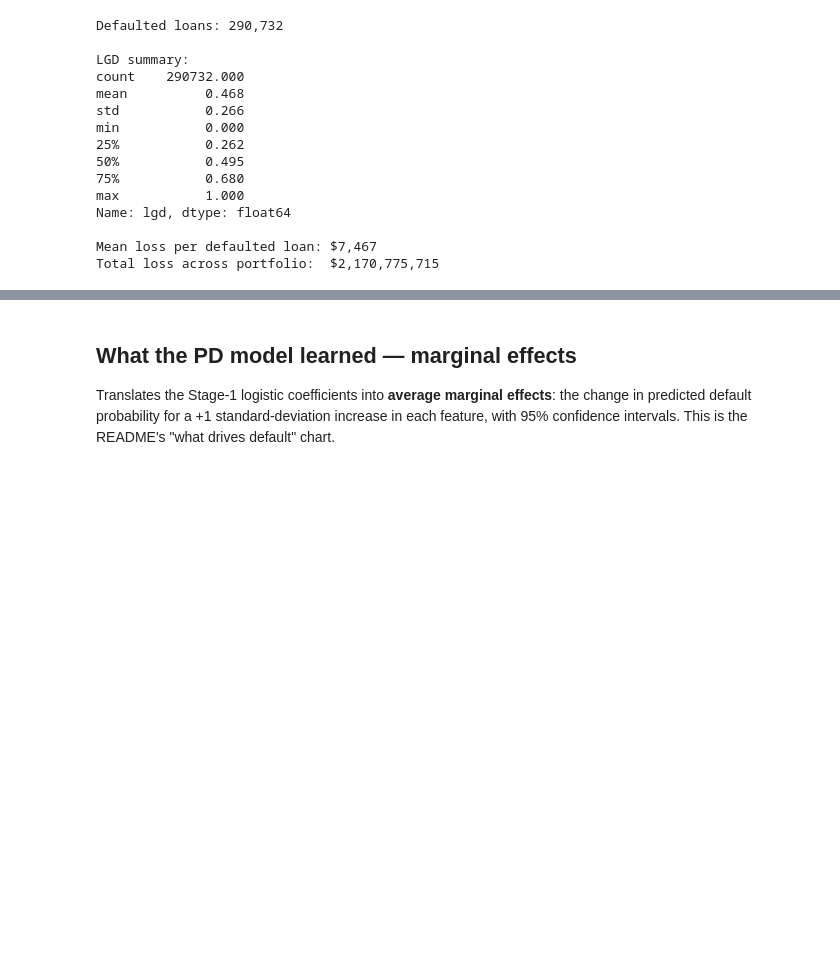
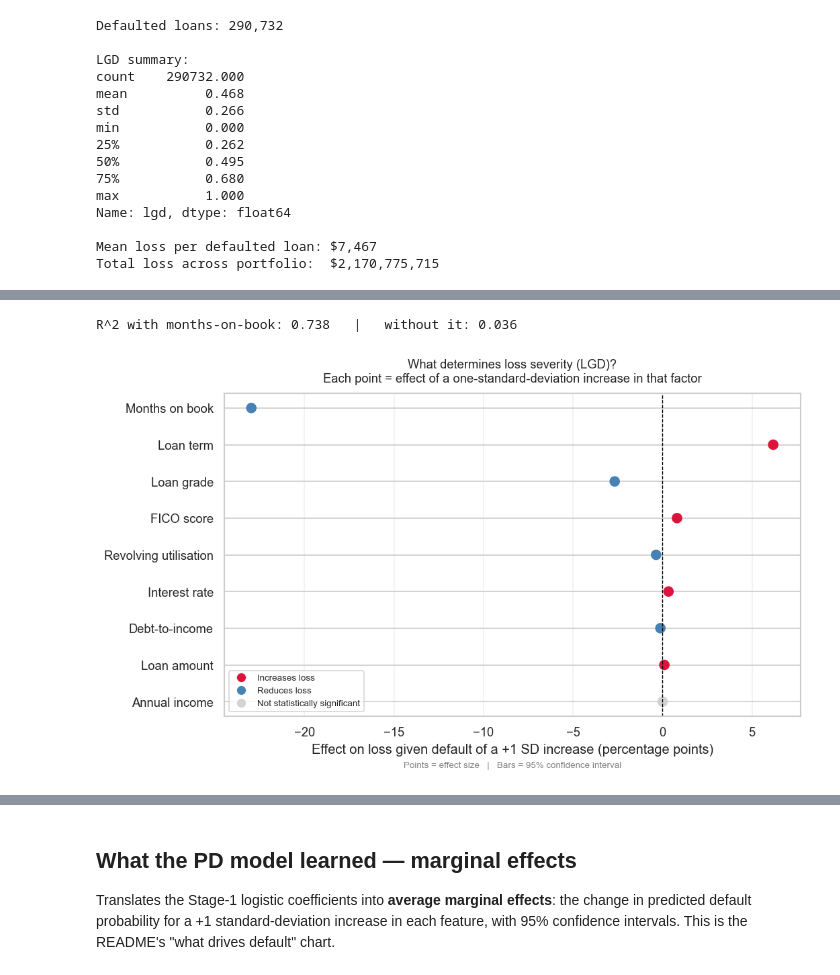
Before and after one commit to TheHoodedPortal/Lending-Club-Credit-Risk, a Jupyter notebook: python/03_models.ipynb, the cells around one changed output, grey strips where cells are left out. Saved outputs shown, nothing was run; the diff lists cells and outputs as text; code cells hidden in the pictures; blank space fills up the shorter version.

```diff
--- a/python/03_models.ipynb
+++ b/python/03_models.ipynb
@@ -305,24 +303,20 @@ Notes:
 [2] The condition number is large, 6.12e+06. This might indicate that there are
 strong multicollinearity or other numerical problems.
 # %%
-# How much of loss severity is predictable AT APPLICATION TIME?
-# Compare the LGD model that includes months-on-book (post-origination) against
-# one using only application-time features. The gap is signal you can't use when
-# scoring a brand-new loan — the evidence for using observed average loss per
-# grade for origination-time buffer sizing. (For an existing/seasoned book, where
-# months-on-book is known, the full model is usable and accurate.)
+# How much of loss severity is predictable from borrower features vs timing?
+# Compare the LGD model with months-on-book against one without it — the gap shows
+# severity is almost entirely a matter of timing, which is why 04_reserve models
+# LGD on the amortization drivers (months-on-book, term) and evaluates it at each
+# loan's projected default time rather than on borrower characteristics.
 app_feats  = ["int_rate", "dti", "fico", "loan_amnt",
               "annual_inc", "revol_util", "grade_num", "term"]
 full_feats = app_feats + ["months_obs"]
 _lc = lgd_df[full_feats + ["lgd"]].dropna()
 r2_full = sm.OLS(_lc["lgd"], sm.add_constant(_lc[full_feats])).fit().rsquared
 r2_app  = sm.OLS(_lc["lgd"], sm.add_constant(_lc[app_feats])).fit().rsquared
-print(f"R^2 with months-on-book: {r2_full:.3f}   |   application-time only: {r2_app:.3f}")
-
-# How precisely is each grade's average LGD estimated? (95% CI half-width, pp)
-g = lgd_df.groupby("grade")["lgd"]
-ci_pp = 1.96 * g.std() / np.sqrt(g.count()) * 100
-print("Per-grade average LGD is estimated to within +/- %.2f pp (worst grade)" % ci_pp.max())
+print(f"R^2 with months-on-book: {r2_full:.3f}   |   without it: {r2_app:.3f}")
+# %% [output]
+R^2 with months-on-book: 0.738   |   without it: 0.036
 # %%
 # Plot LGD coefficients as a forest plot (matches the Stage 1 marginal-effects chart).
 # Point = standardised coefficient × 100 = change in LGD (percentage points) per +1 SD
@@ -351,52 +345,32 @@ coef_table = coef_table.reindex(coef_table["coef"].abs().sort_values().index)
 
 colors = ["lightgray" if not s else ("crimson" if c > 0 else "steelblue")
           for s, c in zip(coef_table["sig"], coef_table["coef"])]
 
 fig, ax = plt.subplots(figsize=(9, 5.5))
 ax.errorbar(coef_table["coef"], coef_table["label"],
             xerr=[coef_table["coef"] - coef_table["lo"], coef_table["hi"] - coef_table["coef"]],
             fmt="none", ecolor="gray", elinewidth=1, capsize=3, zorder=1)
 ax.scatter(coef_table["coef"], coef_table["label"], color=colors, s=70, zorder=2)
 ax.axvline(0, color="black", linewidth=0.8, linestyle="--")
 ax.set_xlabel("Effect on loss given default of a +1 SD increase (percentage points)")
 ax.set_title("What determines loss severity (LGD)?\n"
              "Each point = effect of a one-standard-deviation increase in that factor",
              fontsize=11, pad=10)
 
 legend_items = [
     Line2D([0], [0], marker="o", color="w", markerfacecolor="crimson",
            markersize=9, label="Increases loss"),
     Line2D([0], [0], marker="o", color="w", markerfacecolor="steelblue",
            markersize=9, label="Reduces loss"),
     Line2D([0], [0], marker="o", color="w", markerfacecolor="lightgray",
            markersize=9, label="Not statistically significant"),
 ]
 ax.legend(handles=legend_items, loc="lower left", fontsize=8, frameon=True)
 ax.text(0.5, -0.16, "Points = effect size   |   Bars = 95% confidence interval",
         transform=ax.transAxes, ha="center", fontsize=8, color="gray")
 ax.grid(axis="x", alpha=0.3)
 plt.tight_layout()
 plt.savefig("../output/figures/lgd_coefficients.png", dpi=150)
 plt.show()
-
-# ── Expected Loss = PD × LGD × Exposure ─────────────────────────────────────
-print("\n" + "="*55)
-print("EXPECTED LOSS BY GRADE (PD × LGD × Exposure)")
-print("="*55)
-
-grade_pd  = df.groupby("grade")["delq90"].mean()
-grade_lgd = lgd_df.groupby("grade")["lgd"].mean()
-grade_exp = df.groupby("grade")["loan_amnt"].sum()
-
-el = pd.DataFrame({
-    "PD":       grade_pd,
-    "LGD":      grade_lgd,
-    "Exposure": grade_exp,
-}).assign(EL=lambda x: x["PD"] * x["LGD"] * x["Exposure"])
-
-for grade, row in el.iterrows():
-    print(f"Grade {grade}:  PD={row['PD']:.2%}  "
-          f"LGD={row['LGD']:.2%}  "
-          f"EL=${row['EL']/1e6:.1f}M")
-
-print(f"\nTotal Expected Loss: ${el['EL'].sum()/1e6:.1f}M")
+# %% [output]
+[figure, added]
```
Also changed, not shown: parts of 11 cells of this notebook, 6 other files.
